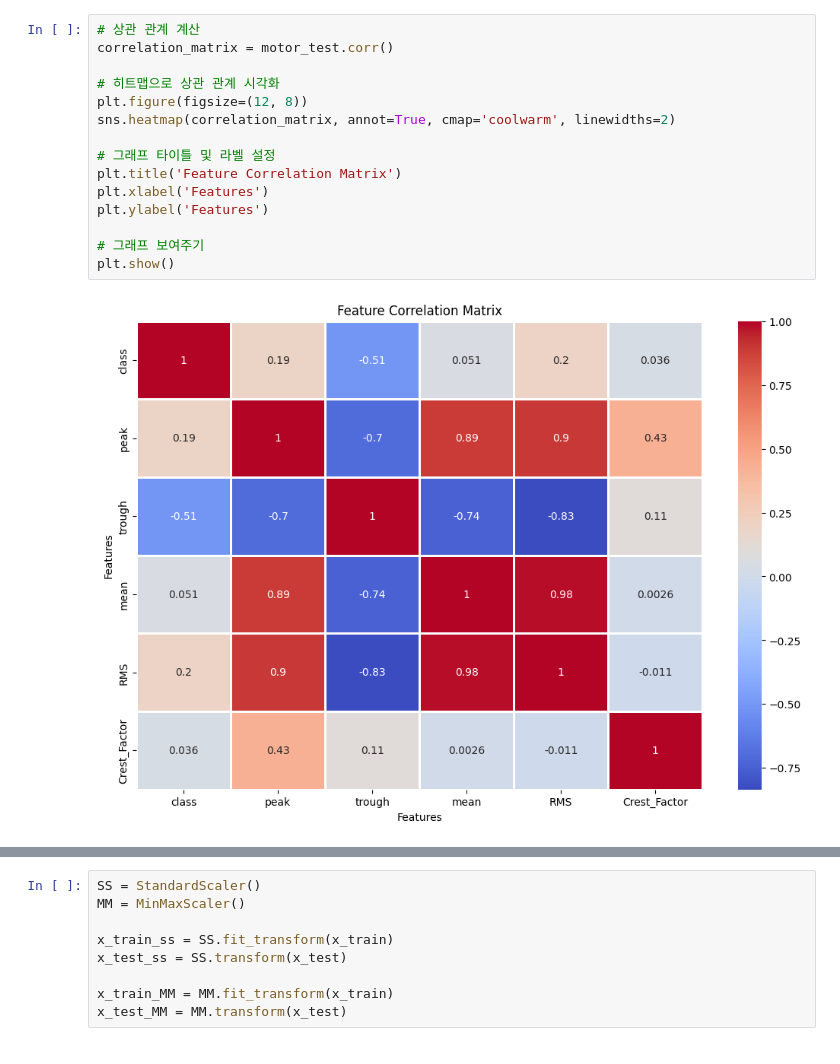
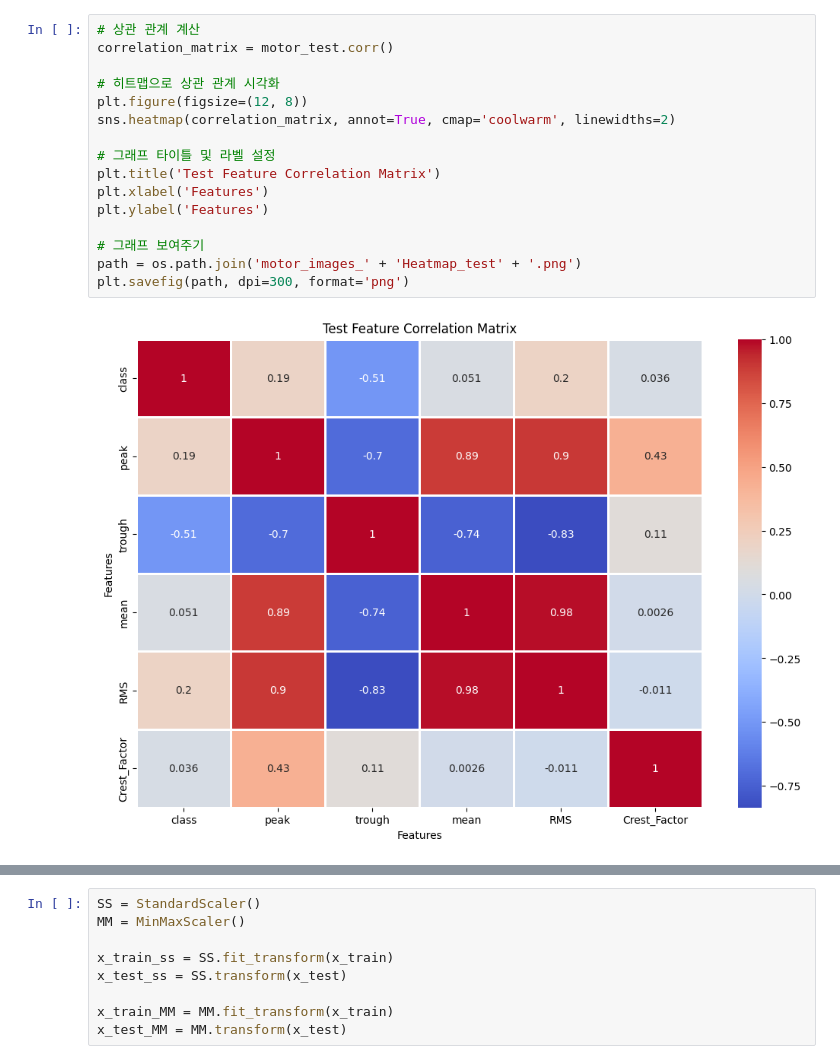
Before and after one commit to robotDevelop/IC-PBL_ML_motor, a Jupyter notebook: SVM.ipynb, the cells around one changed output, grey strips where cells are left out. Drawn from its saved outputs; the diff is of its cells as text.

```diff
--- a/SVM.ipynb
+++ b/SVM.ipynb
@@ -41,20 +43,21 @@ plt.show()
 # %%
 # 상관 관계 계산
 correlation_matrix = motor_test.corr()
 
 # 히트맵으로 상관 관계 시각화
 plt.figure(figsize=(12, 8))
 sns.heatmap(correlation_matrix, annot=True, cmap='coolwarm', linewidths=2)
 
 # 그래프 타이틀 및 라벨 설정
-plt.title('Feature Correlation Matrix')
+plt.title('Test Feature Correlation Matrix')
 plt.xlabel('Features')
 plt.ylabel('Features')
 
 # 그래프 보여주기
-plt.show()
+path = os.path.join('motor_images_' + 'Heatmap_test' + '.png')
+plt.savefig(path, dpi=300, format='png')
 # %% [output]
-[figure, old version]
+[figure, new version]
 # %%
 from sklearn.svm import LinearSVC
 from sklearn.preprocessing import StandardScaler, MinMaxScaler
```
Also changed, not shown: parts of 3 cells of this notebook, 10 other files.
